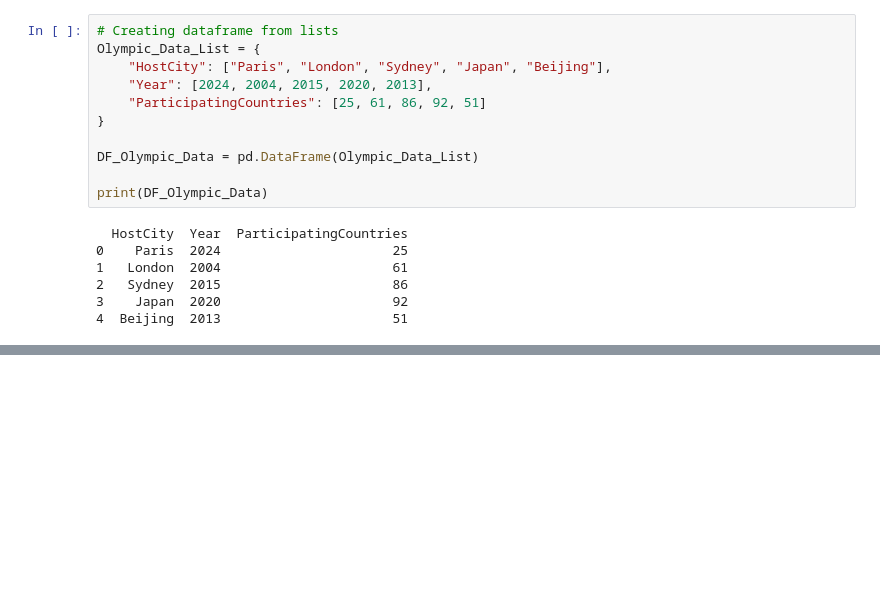
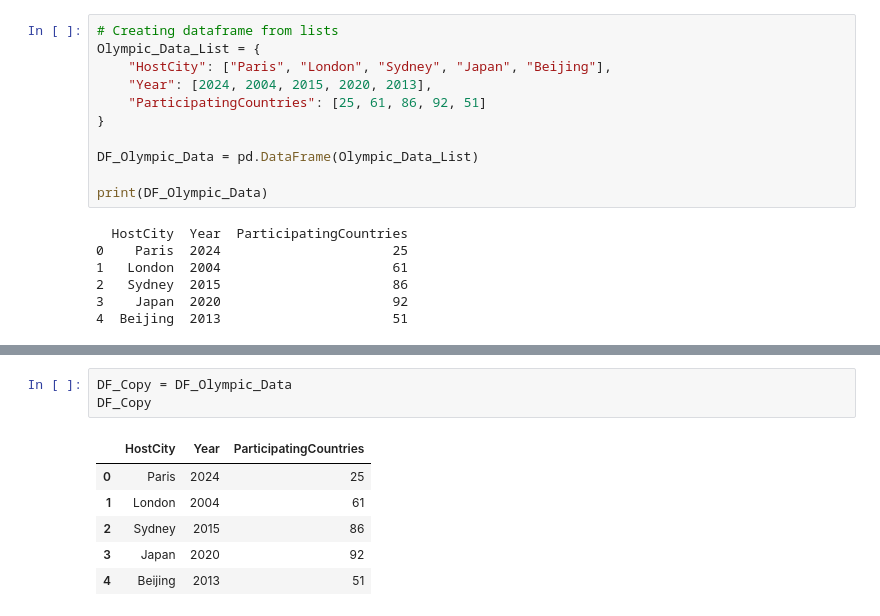
Before and after one commit to CL8JL/Jetlearn, a Jupyter notebook: Pandas.ipynb, the cells around one changed output, grey strips where cells are left out. Drawn from its saved outputs; the diff is of its cells as text; blank space fills up the shorter version.

```diff
--- a/Pandas.ipynb
+++ b/Pandas.ipynb
@@ -142,0 +146,10 @@ print(DF_Array)
+# %%
+DF_Copy = DF_Olympic_Data
+DF_Copy
+# %% [output]
+|  | HostCity | Year | ParticipatingCountries |
+| 0 | Paris | 2024 | 25 |
+| 1 | London | 2004 | 61 |
+| 2 | Sydney | 2015 | 86 |
+| 3 | Japan | 2020 | 92 |
+| 4 | Beijing | 2013 | 51 |
```
Also changed, not shown: parts of 20 cells of this notebook.
